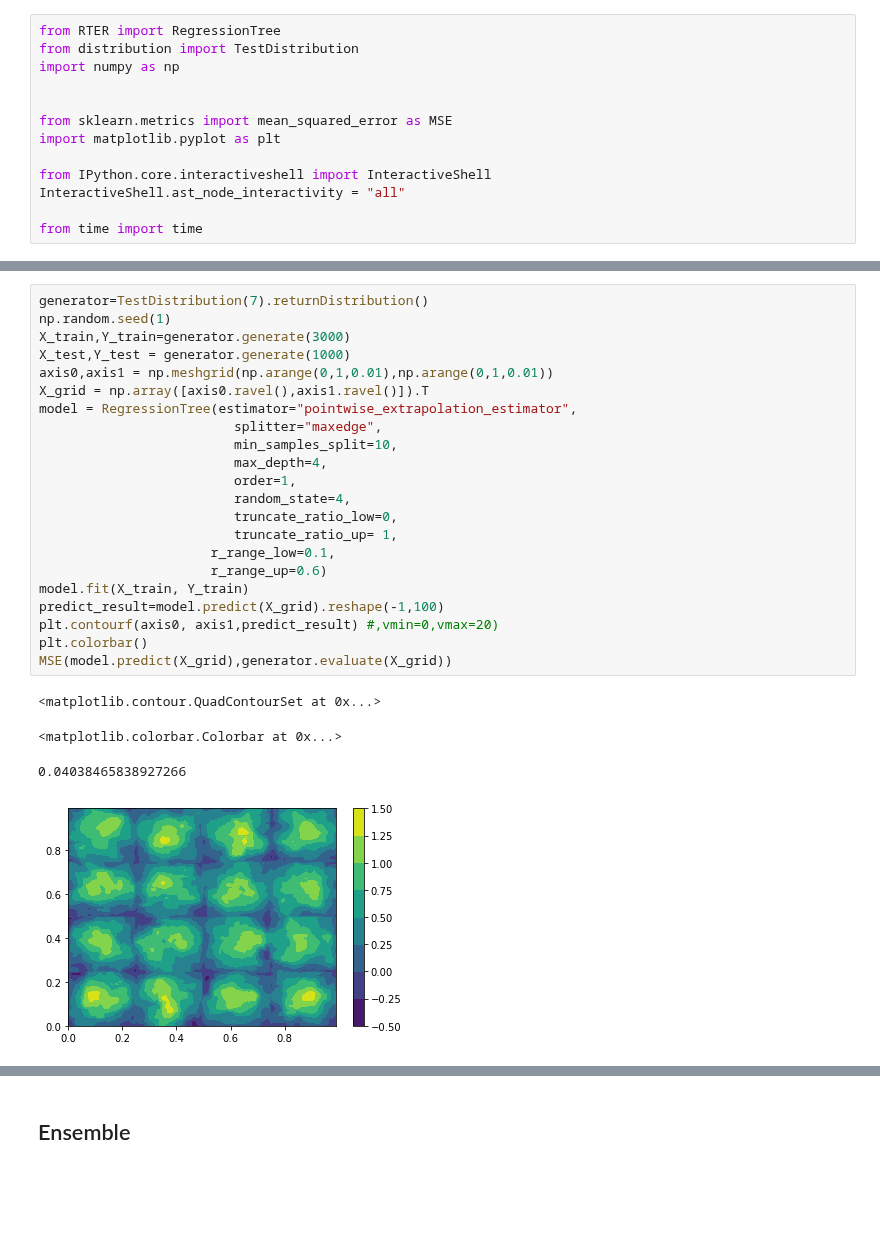
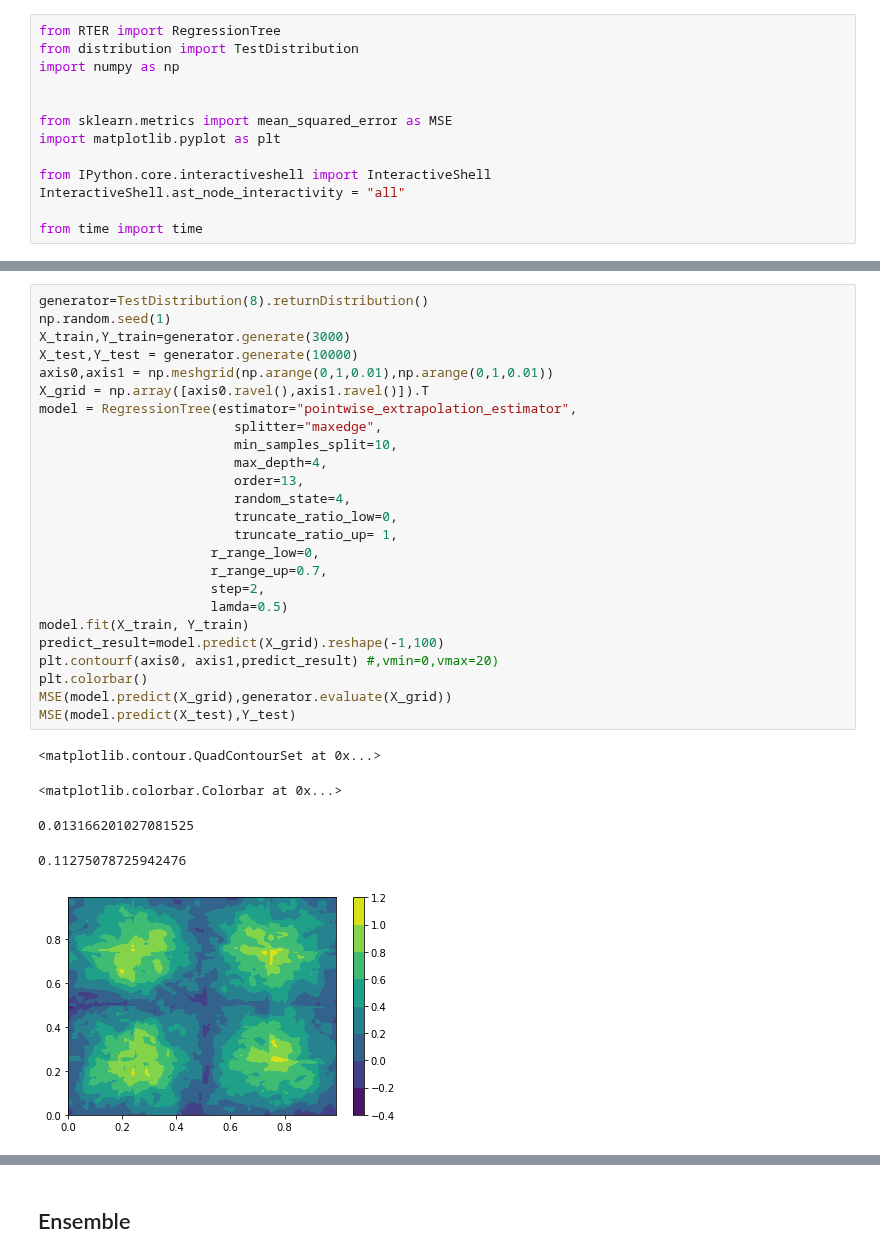
Before and after one commit to Karlmyh/RTER, a Jupyter notebook: test.ipynb, the cells around one changed output, grey strips where cells are left out. Cells and saved outputs as stored; diff of their text form; blank space fills up the shorter version.

```diff
--- a/test.ipynb
+++ b/test.ipynb
@@ -83,27 +83,31 @@ plt.colorbar()
 # %%
-generator=TestDistribution(7).returnDistribution()
+generator=TestDistribution(8).returnDistribution()
 np.random.seed(1)
 X_train,Y_train=generator.generate(3000)
-X_test,Y_test = generator.generate(1000)
+X_test,Y_test = generator.generate(10000)
 axis0,axis1 = np.meshgrid(np.arange(0,1,0.01),np.arange(0,1,0.01))
 X_grid = np.array([axis0.ravel(),axis1.ravel()]).T
 model = RegressionTree(estimator="pointwise_extrapolation_estimator",
                          splitter="maxedge",
                          min_samples_split=10,
                          max_depth=4,
-                         order=1,
+                         order=13,
                          random_state=4,
                          truncate_ratio_low=0,
                          truncate_ratio_up= 1,
-                      r_range_low=0.1,
-                      r_range_up=0.6)
+                      r_range_low=0,
+                      r_range_up=0.7,
+                      step=2,
+                      lamda=0.5)
 model.fit(X_train, Y_train)
 predict_result=model.predict(X_grid).reshape(-1,100)
 plt.contourf(axis0, axis1,predict_result) #,vmin=0,vmax=20)
 plt.colorbar()
 MSE(model.predict(X_grid),generator.evaluate(X_grid))
+MSE(model.predict(X_test),Y_test)
 # %% [output]
 <matplotlib.contour.QuadContourSet at 0x...>
 <matplotlib.colorbar.Colorbar at 0x...>
-0.04038465838927266
+0.013166201027081525
+0.11275078725942476
-[figure, old version]
+[figure, new version]
```
Also changed, not shown: parts of 18 cells of this notebook, 17 other files.
